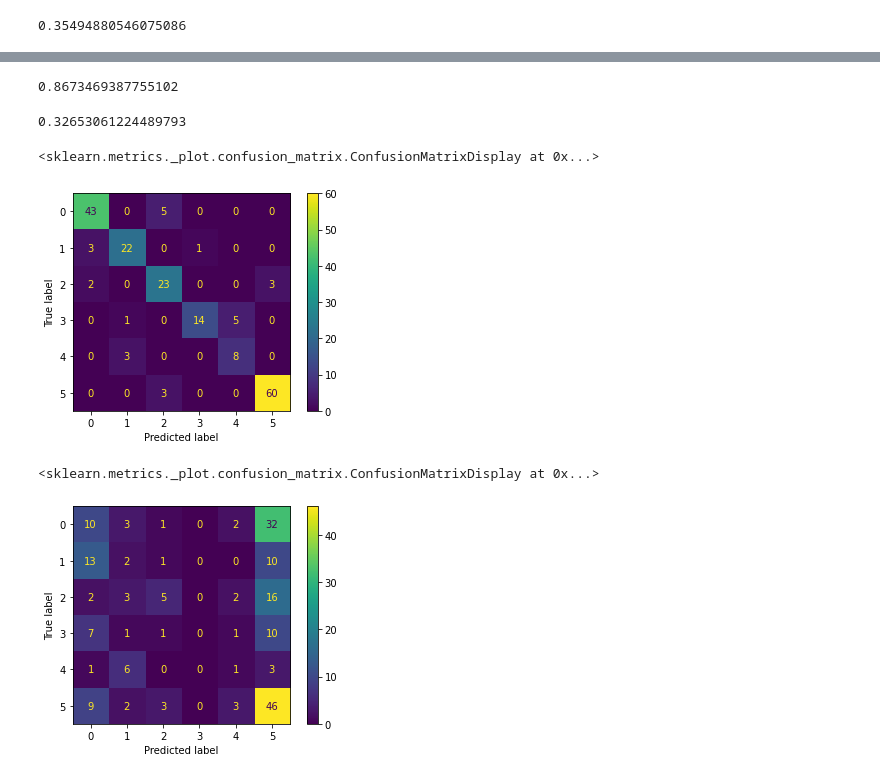
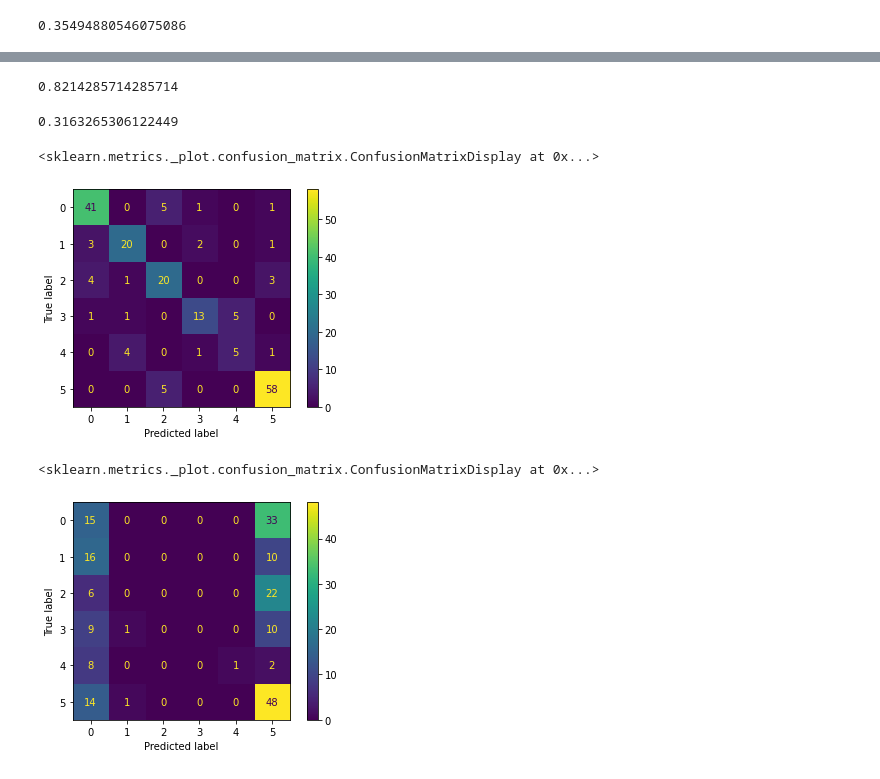
Before and after one commit to LydiaCuffman/cville_school_zones, a Jupyter notebook: notebook.ipynb, the cells around one changed output, grey strips where cells are left out. Saved outputs shown, nothing was run; the diff lists cells and outputs as text; code cells hidden in the pictures.

```diff
--- a/EDA.ipynb
+++ b/notebook.ipynb
@@ -652,14 +652,14 @@ race = X[race_features]
 race_train, race_test, y_train, y_test = train_test_split(race, y, test_size=.25, random_state=12)
 # %%
 #Logistic Regression with only racial composition of census block
-pipe_race = Pipeline(steps=(('scale', StandardScaler()), ('knn', KNNImputer()),
-                       ('lr', LogisticRegressionCV(multi_class='multinomial', max_iter=10000))))
+pipe_race = Pipeline(steps=[('knn', KNNImputer()), ('scale', StandardScaler()),
+                       ('lr', LogisticRegressionCV(multi_class='multinomial', max_iter=10000))])
 pipe_race.fit(race_train, y_train_labelled).score(race_train, y_train_labelled)
 # %% [output]
 0.35494880546075086
 # %%
 #Decision tree with only racial composition of census block
-pipe2_race = Pipeline(steps=(('scale', StandardScaler()), ('knn', KNNImputer()),
-                        ('tree', DecisionTreeClassifier(max_depth=6))))
+pipe2_race = Pipeline(steps=[('knn', KNNImputer()), ('scale', StandardScaler()),
+                        ('tree', DecisionTreeClassifier(max_depth=6))])
 pipe2_race.fit(race_train, y_train_labelled).score(race_train, y_train_labelled)
 # %% [output]
@@ -667,5 +667,5 @@ pipe2_race.fit(race_train, y_train_labelled).score(race_train, y_train_labelled)
 # %%
-pipe3_race = Pipeline(steps=(('scale', StandardScaler()), ('knn', KNNImputer())))
+pipe3_race = Pipeline(steps=[('knn', KNNImputer()), ('scale', StandardScaler())])
 pipe3_race.fit(race_train, y_train_labelled)
 
 race_tr_pca = pipe3_race.transform(race_train)
@@ -693,5 +693,5 @@ tree_race.score(race_tr_pca, y_train_labelled)
 parameters2={'max_depth': [4, 6, 8, 10, 12], 'min_samples_leaf': (3, 4, 5, 6)}
 tree_cv_race = DecisionTreeClassifier()
 tree_grid_search_race = GridSearchCV(tree_cv_race, parameters2)
-tree_grid_search_race.fit(race_tr_pca, y_train_labelled).score(race_tr_pca, y_train_labelled)
+tree_grid_search_race.fit(race_train_pca, y_train_labelled).score(race_train_pca, y_train_labelled)
 # %% [output]
@@ -703,24 +703,24 @@ tree_grid_search_race.best_params_
 # %%
 #Evaluate our best model of all data on the test set
-tree_grid_search.score(X_te_pca, y_test_labelled)
+tree_grid_search.score(X_test_pca, y_test_labelled)
 # %% [output]
-0.8673469387755102
+0.8214285714285714
 # %%
 #Evaluate our best model of just racial demographics on the test set
-tree_grid_search_race.score(race_te_pca, y_test_labelled)
+tree_grid_search_race.score(race_test_pca, y_test_labelled)
 # %% [output]
-0.32653061224489793
+0.3163265306122449
 # %%
-block_predictions = confusion_matrix(y_test_labelled, tree_grid_search.predict(X_te_pca))
+block_predictions = confusion_matrix(y_test_labelled, tree_grid_search.predict(X_test_pca))
 disp = ConfusionMatrixDisplay(block_predictions)
 disp.plot()
 # %% [output]
 <sklearn.metrics._plot.confusion_matrix.ConfusionMatrixDisplay at 0x...>
-[figure, old version]
+[figure, new version]
 # %%
-block_predictions_race = confusion_matrix(y_test_labelled, tree_grid_search_race.predict(race_te_pca))
+block_predictions_race = confusion_matrix(y_test_labelled, tree_grid_search_race.predict(race_test_pca))
 disp2 = ConfusionMatrixDisplay(block_predictions_race)
 disp2.plot()
 # %% [output]
 <sklearn.metrics._plot.confusion_matrix.ConfusionMatrixDisplay at 0x...>
-[figure, old version]
+[figure, new version]
```
Also changed, not shown: parts of 16 cells of this notebook, 2 other files.
